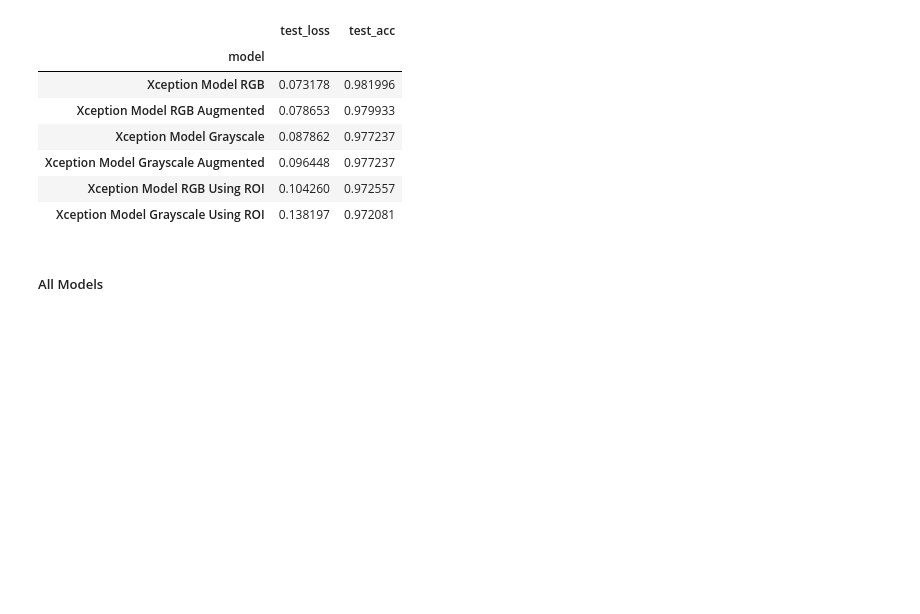
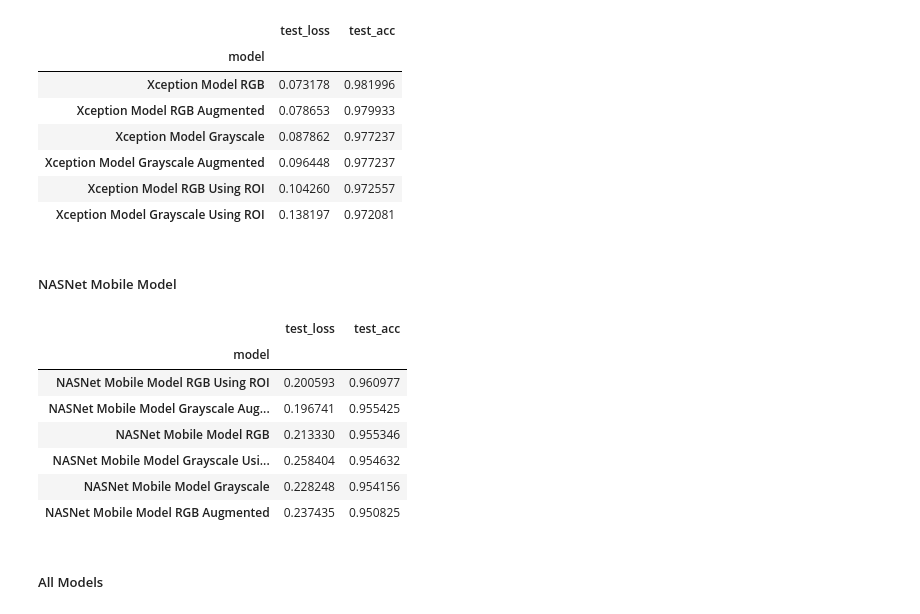
Before and after one commit to AlessandroStaffolani/traffic-sign-recognition, a Jupyter notebook: iteractive_analysis.ipynb, the cells around one changed output. Saved outputs shown, nothing was run; the diff lists cells and outputs as text; code cells hidden in the pictures; blank space fills up the shorter version.

```diff
--- a/iteractive_analysis.ipynb
+++ b/iteractive_analysis.ipynb
@@ -421,6 +520,21 @@ xception_model_scores
 | Xception Model Grayscale Augmented | 0.096448 | 0.977237 |
 | Xception Model RGB Using ROI | 0.104260 | 0.972557 |
 | Xception Model Grayscale Using ROI | 0.138197 | 0.972081 |
+# %% [markdown]
+##### NASNet Mobile Model
+# %%
+nasnet_mobile_model_scores.sort_values(by=['test_acc'], inplace=True, ascending=False)
+
+nasnet_mobile_model_scores
+# %% [output]
+|  | test_loss | test_acc |
+| model |  |  |
+| NASNet Mobile Model RGB Using ROI | 0.200593 | 0.960977 |
+| NASNet Mobile Model Grayscale Aug... | 0.196741 | 0.955425 |
+| NASNet Mobile Model RGB | 0.213330 | 0.955346 |
+| NASNet Mobile Model Grayscale Usi... | 0.258404 | 0.954632 |
+| NASNet Mobile Model Grayscale | 0.228248 | 0.954156 |
+| NASNet Mobile Model RGB Augmented | 0.237435 | 0.950825 |
 # %% [markdown]
 ##### All Models
 # %%
```
Also changed, not shown: parts of 12 cells of this notebook.
